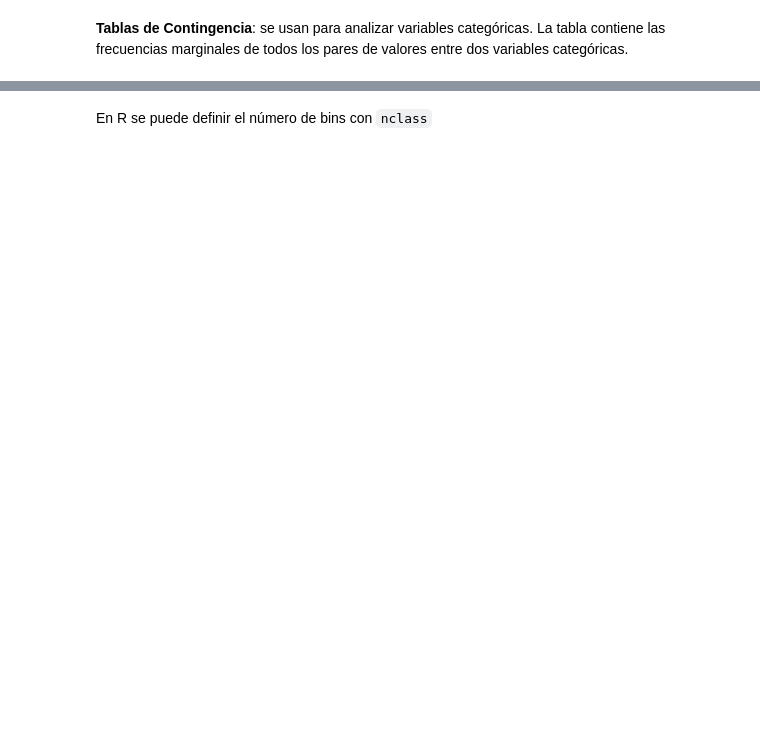
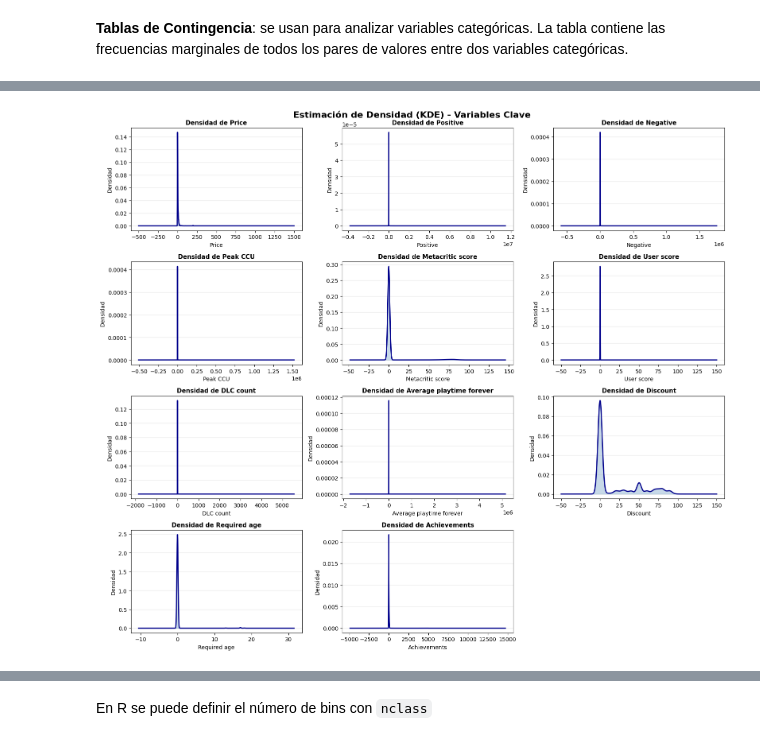
Before and after one commit to David-Felipe/ProyectoMineriaDatos, a Jupyter notebook: Iteracion 0/Proyecto_Minería_de_Datos.ipynb, the cells around one changed output, grey strips where cells are left out. Drawn from its saved outputs; the diff is of its cells as text; code cells hidden in the pictures; blank space fills up the shorter version.

```diff
--- a/Iteracion 0/Proyecto_Minería_de_Datos.ipynb
+++ b/Iteracion 0/Proyecto_Minería_de_Datos.ipynb
@@ -505,0 +632,33 @@ hist = data['Sepal.Length'].hist(bins=7)
+# %%
+import matplotlib.pyplot as plt
+
+# Crear figura con subplot para las estimaciones de densidad KDE
+fig, axes = plt.subplots(4, 3, figsize=(16, 14))
+fig.suptitle('Estimación de Densidad (KDE) - Variables Clave', fontsize=16, fontweight='bold')
+
+variables_kde = ['Price', 'Positive', 'Negative', 'Peak CCU', 'Metacritic score', 'User score',
+                 'DLC count', 'Average playtime forever', 'Discount', 'Required age', 'Achievements']
+
+for idx, var in enumerate(variables_kde):
+    row = idx // 3
+    col = idx % 3
+    ax = axes[row, col]
+
+    # Graficar estimación de densidad KDE
+    data[var].dropna().plot.kde(ax=ax, color='darkblue', linewidth=2)
+    ax.fill_between(ax.get_lines()[0].get_xdata(), ax.get_lines()[0].get_ydata(), alpha=0.3, color='steelblue')
+    ax.set_title(f'Densidad de {var}', fontweight='bold', fontsize=11)
+    ax.set_xlabel(var)
+    ax.set_ylabel('Densidad')
+    ax.grid(axis='y', alpha=0.3)
+
+# Desactivar los subplots vacíos
+for idx in range(len(variables_kde), 12):
+    row = idx // 3
+    col = idx % 3
+    fig.axes[idx].axis('off')
+
+plt.tight_layout()
+plt.show()
+# %% [output]
+[figure, added]
```
Also changed, not shown: parts of 46 cells of this notebook.
